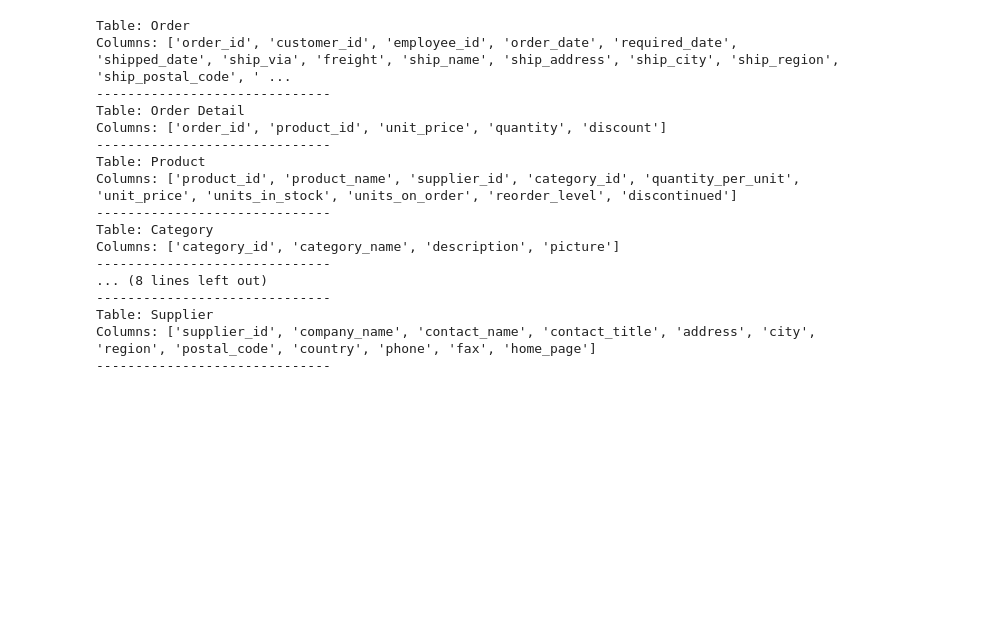
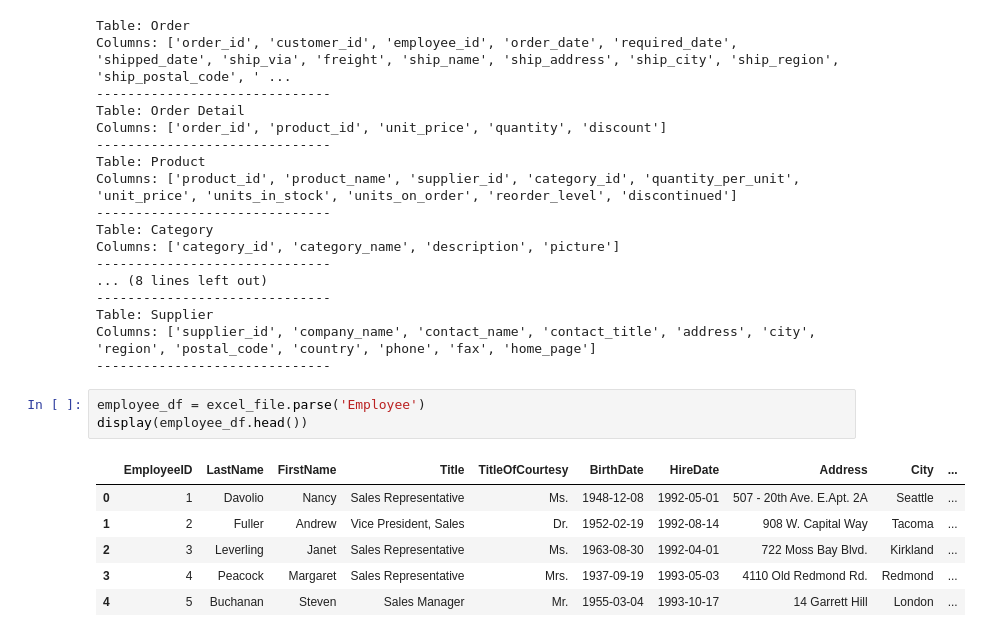
Before and after one commit to coder7475/text2sql, a Jupyter notebook: notebooks/analysis.ipynb, the cells around one changed output. Drawn from its saved outputs; the diff is of its cells as text; blank space fills up the shorter version.

```diff
--- a/notebooks/analysis.ipynb
+++ b/notebooks/analysis.ipynb
@@ -179,3 +179,13 @@ Columns: ['category_id', 'category_name', 'description', 'picture']
 Table: Supplier
 Columns: ['supplier_id', 'company_name', 'contact_name', 'contact_title', 'address', 'city', 'region', 'postal_code', 'country', 'phone', 'fax', 'home_page']
 ------------------------------
+# %%
+employee_df = excel_file.parse('Employee')
+display(employee_df.head())
+# %% [output]
+|  | EmployeeID | LastName | FirstName | Title | TitleOfCourtesy | BirthDate | HireDate | Address | City | ... |
+| 0 | 1 | Davolio | Nancy | Sales Representative | Ms. | 1948-12-08 | 1992-05-01 | 507 - 20th Ave. E.Apt. 2A | Seattle | ... |
+| 1 | 2 | Fuller | Andrew | Vice President, Sales | Dr. | 1952-02-19 | 1992-08-14 | 908 W. Capital Way | Tacoma | ... |
+| 2 | 3 | Leverling | Janet | Sales Representative | Ms. | 1963-08-30 | 1992-04-01 | 722 Moss Bay Blvd. | Kirkland | ... |
+| 3 | 4 | Peacock | Margaret | Sales Representative | Mrs. | 1937-09-19 | 1993-05-03 | 4110 Old Redmond Rd. | Redmond | ... |
+| 4 | 5 | Buchanan | Steven | Sales Manager | Mr. | 1955-03-04 | 1993-10-17 | 14 Garrett Hill | London | ... |
```
Also changed, not shown: 2 other files.
